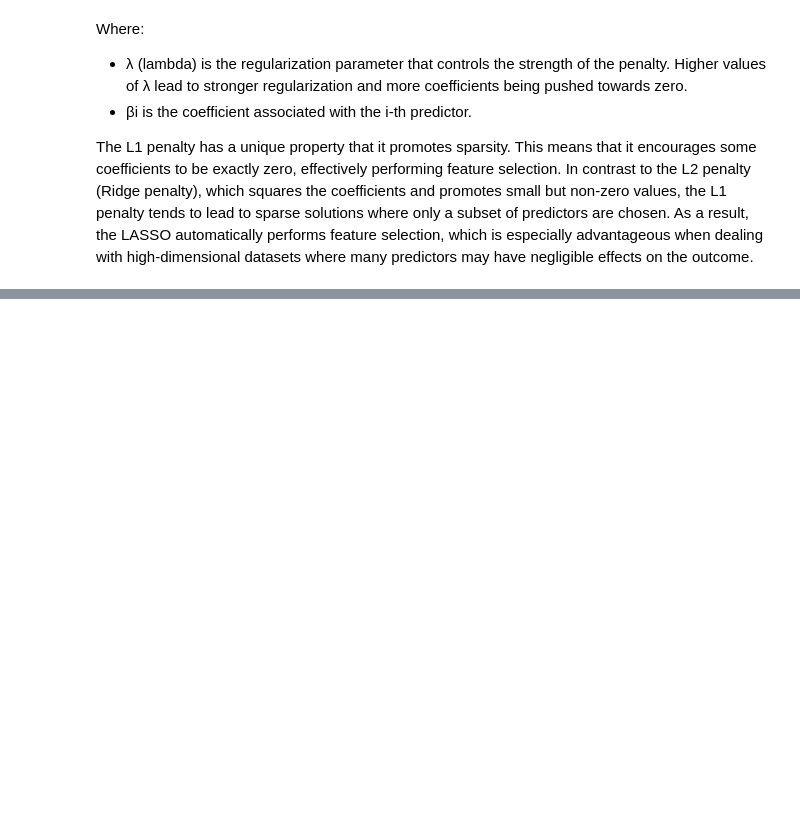
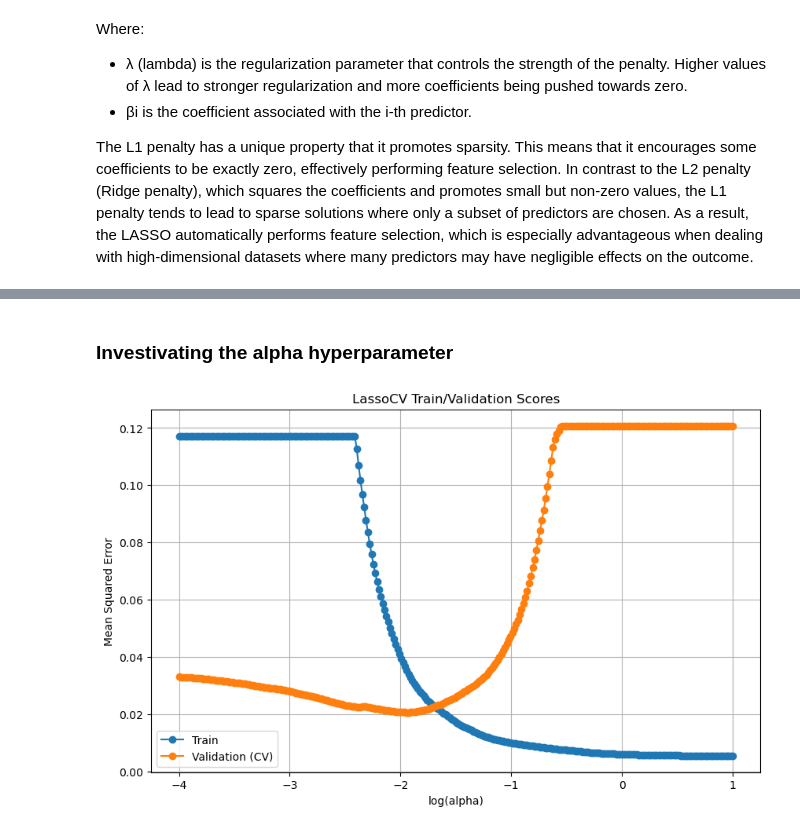
Before and after one commit to carpentries-incubator/high-dimensional-analysis-in-python, a Jupyter notebook: code/08-Regularization.ipynb, the cells around one changed output, grey strips where cells are left out. Saved outputs shown, nothing was run; the diff lists cells and outputs as text; code cells hidden in the pictures; blank space fills up the shorter version.

```diff
--- a/code/08-Regularization.ipynb
+++ b/code/08-Regularization.ipynb
@@ -303,0 +201,33 @@ RMSE_train, RMSE_test = fit_eval_model(X_train, y_train, X_test, y_test, labels,
+# %% [markdown]
+### Investivating the alpha hyperparameter
+# %%
+import matplotlib.pyplot as plt
+# Calculate the corresponding training scores for each alpha and fold
+from sklearn.linear_model import Lasso
+train_scores = []
+
+preds = []
+for alpha in alphas:
+    lasso = Lasso(alpha=alpha, max_iter=max_iter)
+    lasso.fit(X_train_z, y_train)
+    pred = lasso.predict(X_train_z)
+    preds.append(pred)
+    train_scores.append(np.mean((pred - y_train) ** 2))
+
+# Retrieve the validation scores at each alpha and fold
+val_scores = trained_model.mse_path_
+
+# Plot the training and validation scores
+plt.figure(figsize=(10, 6))
+plt.plot(np.log10(trained_model.alphas_), train_scores, label='Train', marker='o')
+plt.plot(np.log10(trained_model.alphas_), val_scores.mean(axis=1), label='Validation (CV)', marker='o')
+plt.xlabel('log(alpha)')
+plt.ylabel('Mean Squared Error')
+plt.title('LassoCV Train/Validation Scores')
+plt.legend()
+plt.grid(True)
+plt.savefig('..//fig//regression//regularize//alpha_cv_results.png', bbox_inches='tight', dpi=300, facecolor='white');
+
+plt.show()
+# %% [output]
+[figure, added]
```
Also changed, not shown: parts of 45 cells of this notebook, 17 other files.
